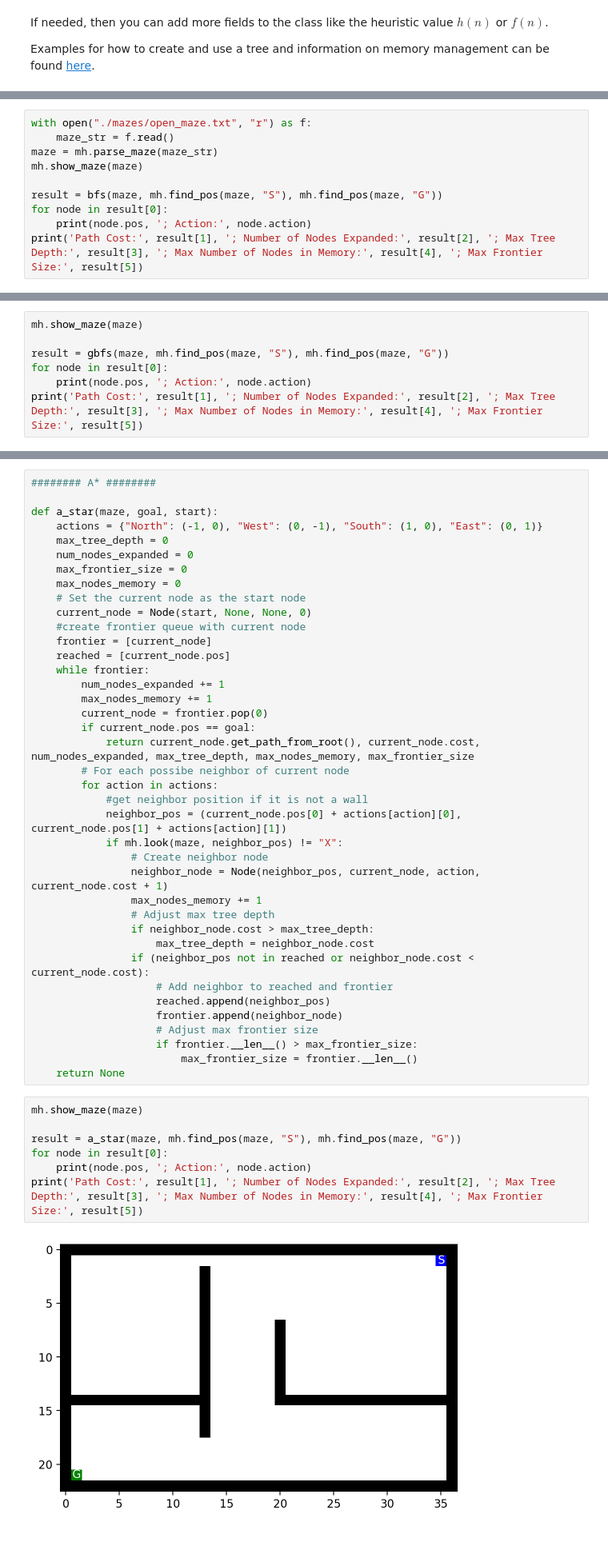
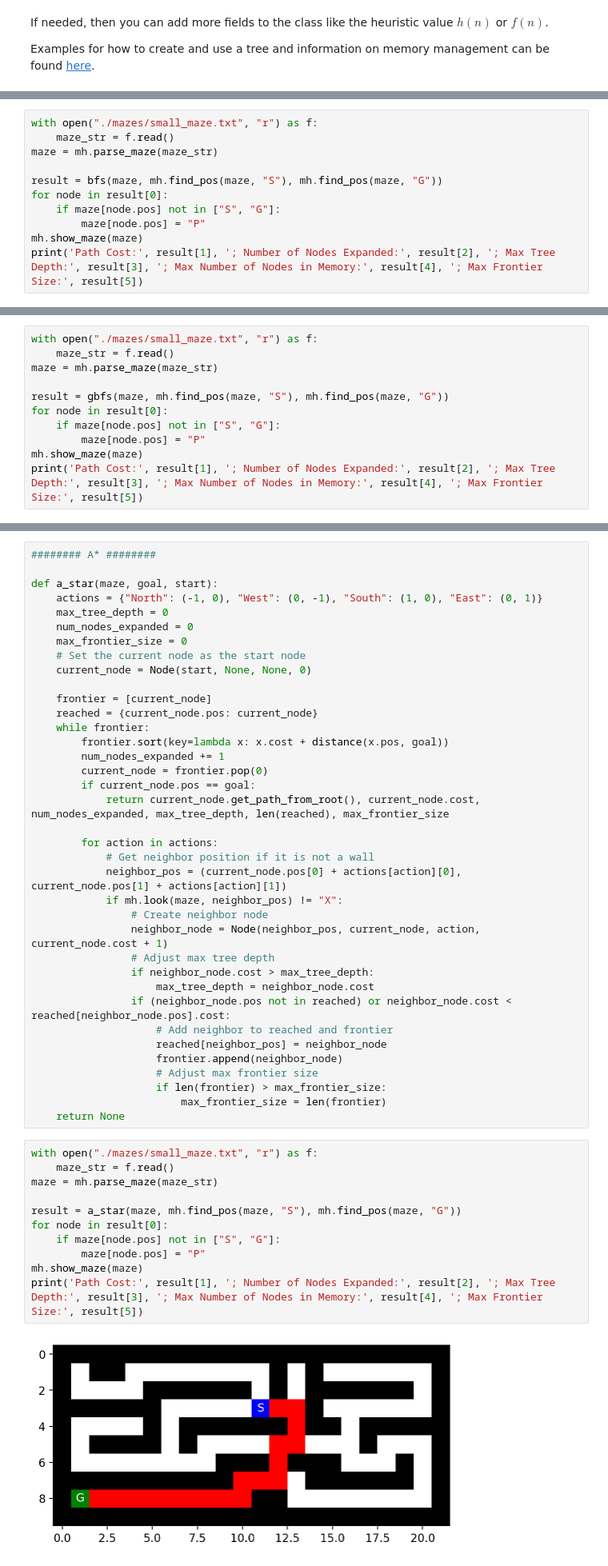
Before and after one commit to leilaniGegg/CS7320-ArtificialIntelligence, a Jupyter notebook: Assignment 3/Maze.ipynb, the cells around one changed output, grey strips where cells are left out. Shown at 80% size. Cells and saved outputs as stored; diff of their text form; blank space fills up the shorter version.

```diff
--- a/Assignment 3/Maze.ipynb
+++ b/Assignment 3/Maze.ipynb
@@ -254,13 +269,14 @@ def bfs(maze, start, goal):
                 max_frontier_size = frontier.__len__()
     return None
 # %%
-with open("./mazes/open_maze.txt", "r") as f:
+with open("./mazes/small_maze.txt", "r") as f:
     maze_str = f.read()
 maze = mh.parse_maze(maze_str)
-mh.show_maze(maze)
 
 result = bfs(maze, mh.find_pos(maze, "S"), mh.find_pos(maze, "G"))
 for node in result[0]:
-    print(node.pos, '; Action:', node.action)
+    if maze[node.pos] not in ["S", "G"]:
+        maze[node.pos] = "P"
+mh.show_maze(maze)
 print('Path Cost:', result[1], '; Number of Nodes Expanded:', result[2], '; Max Tree Depth:', result[3], '; Max Number of Nodes in Memory:', result[4], '; Max Frontier Size:', result[5])
 # %% [output]
@@ -423,10 +412,14 @@ def gbfs(maze, start, goal):
                 max_frontier_size = frontier.__len__()
     return None
 # %%
-mh.show_maze(maze)
+with open("./mazes/small_maze.txt", "r") as f:
+    maze_str = f.read()
+maze = mh.parse_maze(maze_str)
 
 result = gbfs(maze, mh.find_pos(maze, "S"), mh.find_pos(maze, "G"))
 for node in result[0]:
-    print(node.pos, '; Action:', node.action)
+    if maze[node.pos] not in ["S", "G"]:
+        maze[node.pos] = "P"
+mh.show_maze(maze)
 print('Path Cost:', result[1], '; Number of Nodes Expanded:', result[2], '; Max Tree Depth:', result[3], '; Max Number of Nodes in Memory:', result[4], '; Max Frontier Size:', result[5])
 # %% [output]
@@ -456,43 +433,45 @@ def a_star(maze, goal, start):
     max_tree_depth = 0
     num_nodes_expanded = 0
     max_frontier_size = 0
-    max_nodes_memory = 0
     # Set the current node as the start node
     current_node = Node(start, None, None, 0)
-    #create frontier queue with current node
+
     frontier = [current_node]
-    reached = [current_node.pos]
+    reached = {current_node.pos: current_node}
     while frontier:
+        frontier.sort(key=lambda x: x.cost + distance(x.pos, goal))
         num_nodes_expanded += 1
-        max_nodes_memory += 1
         current_node = frontier.pop(0)
         if current_node.pos == goal:
-            return current_node.get_path_from_root(), current_node.cost, num_nodes_expanded, max_tree_depth, max_nodes_memory, max_frontier_size
-        # For each possibe neighbor of current node
+            return current_node.get_path_from_root(), current_node.cost, num_nodes_expanded, max_tree_depth, len(reached), max_frontier_size
+
         for action in actions:
-            #get neighbor position if it is not a wall
+            # Get neighbor position if it is not a wall
             neighbor_pos = (current_node.pos[0] + actions[action][0], current_node.pos[1] + actions[action][1])
             if mh.look(maze, neighbor_pos) != "X":
                 # Create neighbor node
                 neighbor_node = Node(neighbor_pos, current_node, action, current_node.cost + 1)
-                max_nodes_memory += 1
                 # Adjust max tree depth
                 if neighbor_node.cost > max_tree_depth:
                     max_tree_depth = neighbor_node.cost
-                if (neighbor_pos not in reached or neighbor_node.cost < current_node.cost):
+                if (neighbor_node.pos not in reached) or neighbor_node.cost < reached[neighbor_node.pos].cost:
                     # Add neighbor to reached and frontier
-                    reached.append(neighbor_pos)
+                    reached[neighbor_pos] = neighbor_node
                     frontier.append(neighbor_node)
                     # Adjust max frontier size
-                    if frontier.__len__() > max_frontier_size:
-                        max_frontier_size = frontier.__len__()
+                    if len(frontier) > max_frontier_size:
+                        max_frontier_size = len(frontier)
     return None
 # %%
-mh.show_maze(maze)
+with open("./mazes/small_maze.txt", "r") as f:
+    maze_str = f.read()
+maze = mh.parse_maze(maze_str)
 
 result = a_star(maze, mh.find_pos(maze, "S"), mh.find_pos(maze, "G"))
 for node in result[0]:
-    print(node.pos, '; Action:', node.action)
+    if maze[node.pos] not in ["S", "G"]:
+        maze[node.pos] = "P"
+mh.show_maze(maze)
 print('Path Cost:', result[1], '; Number of Nodes Expanded:', result[2], '; Max Tree Depth:', result[3], '; Max Number of Nodes in Memory:', result[4], '; Max Frontier Size:', result[5])
 # %% [output]
-[figure, old version]
+[figure, new version]
```
Also changed, not shown: parts of 41 cells of this notebook, 2 other files.
